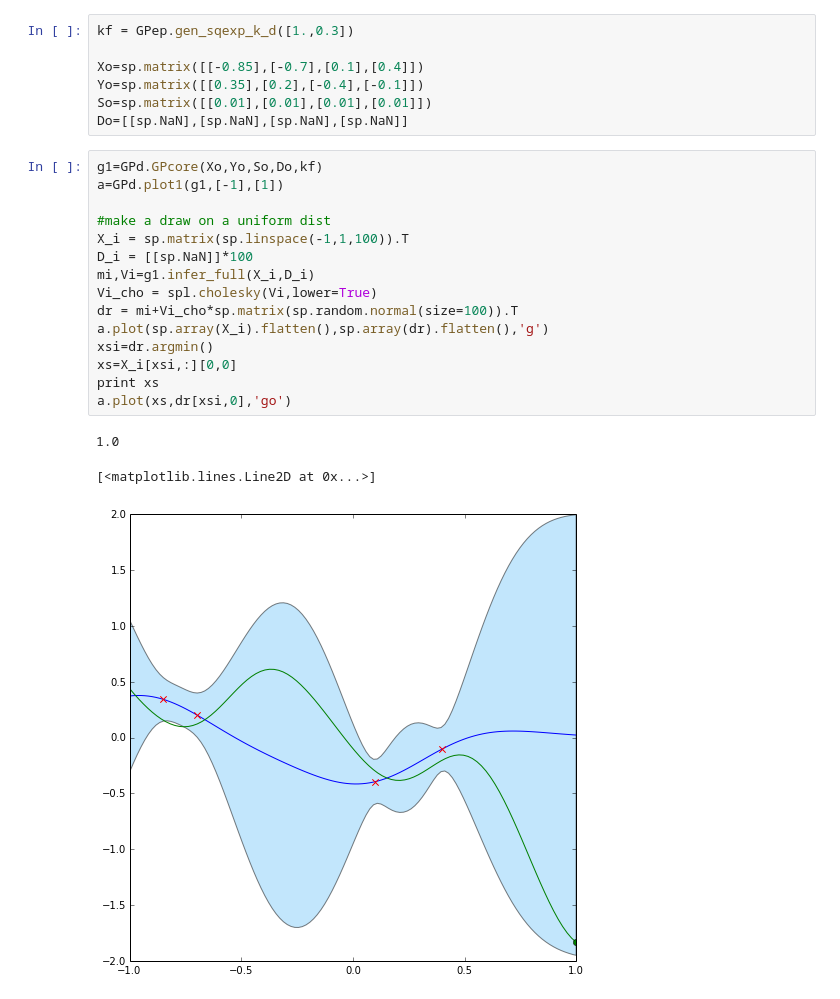
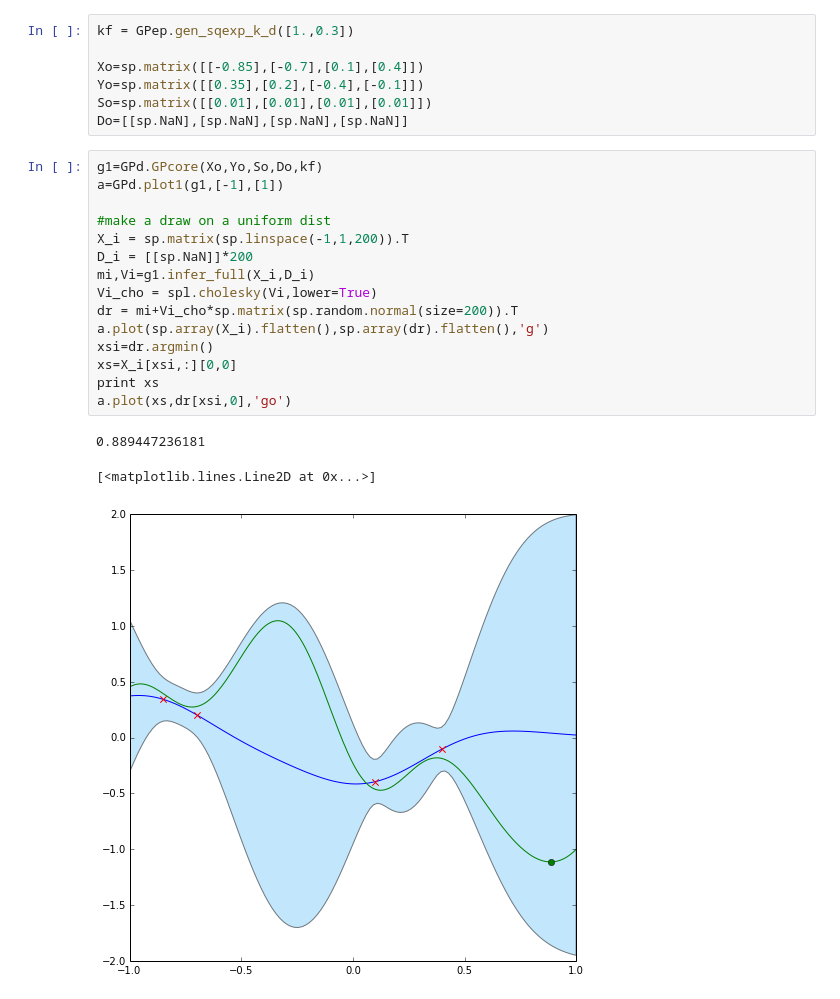
Before and after one commit to markm541374/ES, a Jupyter notebook: EntropyGP2.ipynb, the cells around one changed output. Drawn from its saved outputs; the diff is of its cells as text.

```diff
--- a/EntropyGP2.ipynb
+++ b/EntropyGP2.ipynb
@@ -21,20 +21,20 @@ Do=[[sp.NaN],[sp.NaN],[sp.NaN],[sp.NaN]]
 # %%
 g1=GPd.GPcore(Xo,Yo,So,Do,kf)
 a=GPd.plot1(g1,[-1],[1])
 
 #make a draw on a uniform dist
-X_i = sp.matrix(sp.linspace(-1,1,100)).T
-D_i = [[sp.NaN]]*100
+X_i = sp.matrix(sp.linspace(-1,1,200)).T
+D_i = [[sp.NaN]]*200
 mi,Vi=g1.infer_full(X_i,D_i)
 Vi_cho = spl.cholesky(Vi,lower=True)
-dr = mi+Vi_cho*sp.matrix(sp.random.normal(size=100)).T
+dr = mi+Vi_cho*sp.matrix(sp.random.normal(size=200)).T
 a.plot(sp.array(X_i).flatten(),sp.array(dr).flatten(),'g')
 xsi=dr.argmin()
 xs=X_i[xsi,:][0,0]
 print xs
 a.plot(xs,dr[xsi,0],'go')
 # %% [output]
-1.0
+0.889447236181
 [<matplotlib.lines.Line2D at 0x...>]
-[figure, old version]
+[figure, new version]
 # %%
```
Also changed, not shown: parts of 6 cells of this notebook, 2 other files.
